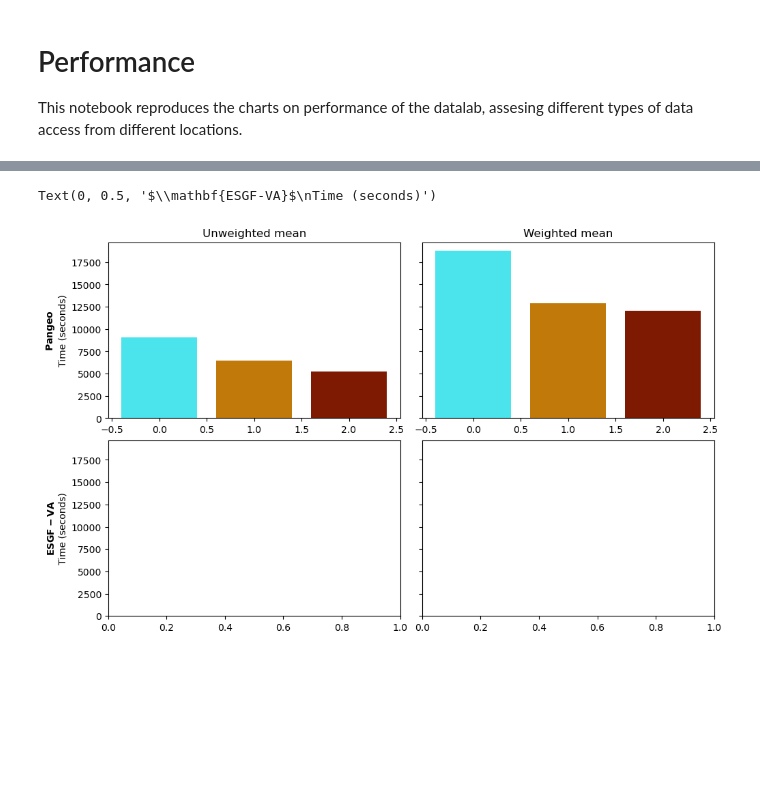
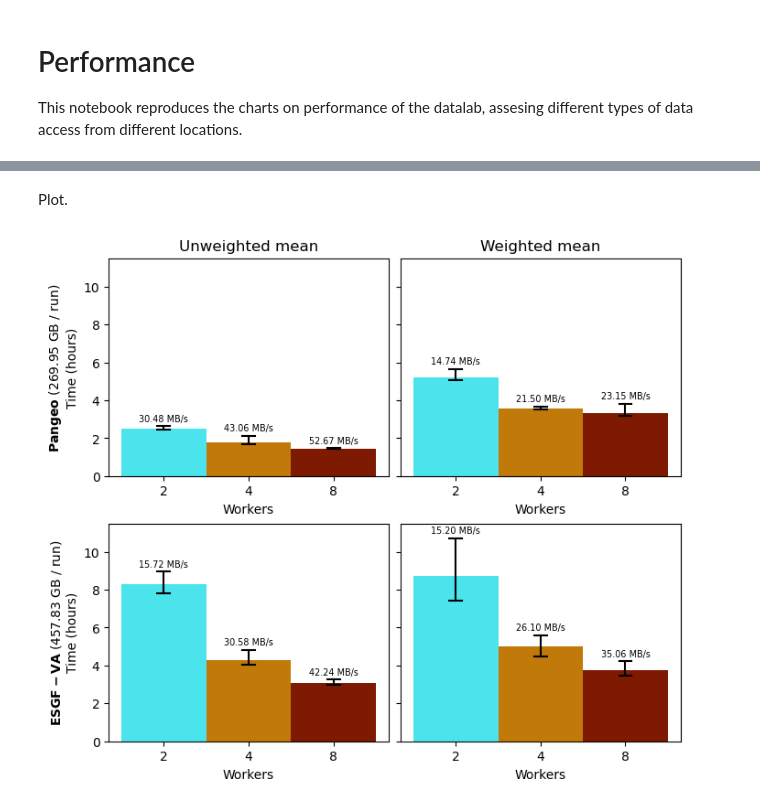
Before and after one commit to SantanderMetGroup/IPCC-Atlas-Datalab, a Jupyter notebook: notebooks/python/esgf-virtual-aggregation/results.ipynb, the cells around one changed output, grey strips where cells are left out. Saved outputs shown, nothing was run; the diff lists cells and outputs as text; code cells hidden in the pictures; blank space fills up the shorter version.

Commit message:
plot results

```diff
--- a/notebooks/python/esgf-virtual-aggregation/results.ipynb
+++ b/notebooks/python/esgf-virtual-aggregation/results.ipynb
@@ -8,10 +8,14 @@ import matplotlib.pyplot as plt
 # %%
 up = pd.read_csv("unweighted-pangeo.csv")
 wp = pd.read_csv("weighted-pangeo.csv")
-df  = pd.concat([up, wp])
+ue = pd.read_csv("unweighted-esgfva.csv")
+we = pd.read_csv("weighted-esgfva.csv")
+df = pd.concat([up, wp, ue, we]).reset_index(drop=True)
 
 df["throughput"] = df["bytes_recv"] / df["time"] / 2**20 # MB/s
+df["hours"] = df["time"] / 3600
 
+df["from"] = df["name"].str.split("-").str[-1]
 df
 # %% [output]
 |  | name | run | time | bytes_recv | bytes_sent | packets_recv | packets_sent | errin | errout | ... |
@@ -34,4 +42,4 @@ df
 # %%
-a = df[["name", "time", "throughput", "workers"]].groupby(["name", "workers"]).agg(["mean", "min", "max"])
+a = df[["name", "time", "hours", "bytes_recv", "throughput", "workers"]].groupby(["name", "workers"]).agg(["mean", "min", "max"])
 a
 # %% [output]
@@ -47,23 +61,58 @@ a
+# %% [markdown]
+Plot.
 # %%
-fig, axes = plt.subplots(2, 2, layout='constrained', figsize=(10, 6), sharey=True)
+fig, axes = plt.subplots(2, 2, layout='constrained', figsize=(7, 6), sharey=True)
 workers = [2, 4, 8]
 workers_colors = ["#4BE4ED", "#C17909", "#7D1A01"]
-workers_color_dict = dict(zip(workers, workers_colors))
 
-axes[0,0].bar(
-    [0,1,2],
-    a.loc["unweighted-pangeo"][("time", "mean")],
-    color=workers_colors)
+size_pangeo = round(df[df["from"] == "pangeo"]["bytes_recv"].mean() / 2**30, 2)
+size_esgfva = round(df[df["from"] == "esgfva"]["bytes_recv"].mean()  / 2**30, 2)
+
+plots = {
+    "unweighted-pangeo": (0,0),
+    "weighted-pangeo": (0,1),
+    "unweighted-esgfva": (1,0),
+    "weighted-esgfva": (1,1),
+}
+
+bar_width = .075
+
+for x in df["name"].unique():
+    p = plots[x]
+    axes[p].bar(
+        [0,1,2],
+        a.loc[x][("hours", "mean")],
+        color=workers_colors,
+        width=1)
+
+for i in range(2):
+    for j in range(2):
+        axes[i,j].set_xticks(range(3), labels=[2,4,8])
+        axes[i,j].set_xlabel("Workers")
+        axes[i,j].set_ylim(0,11.5)
+
+for x in df["name"].unique():
+    p = plots[x]
+    b = a.loc[(x,)]
+    for i,idx in enumerate(b.index):
+        axes[p].plot([i,i], [b.loc[idx, ("hours", "min")], b.loc[idx, ("hours", "max")]], c="black")
+        axes[p].text(i, b.loc[idx, ("hours", "max")] + .25,
+             f"{b.loc[idx, ('throughput', 'mean')]:.2f} MB/s",
+             ha="center", size="x-small")
+
+        # Add horizontal bars at the top and bottom
+        axes[p].plot([i - bar_width, i + bar_width],
+                     [b.loc[idx, ("hours", "min")], b.loc[idx, ("hours", "min")]],
+                     c="black")  # Bottom bar
+        axes[p].plot([i - bar_width, i + bar_width],
+                     [b.loc[idx, ("hours", "max")], b.loc[idx, ("hours", "max")]],
+                     c="black")  # Top bar
+
 axes[0,0].set_title("Unweighted mean")
+axes[0,1].set_title("Weighted mean")
+axes[0,0].set_ylabel("$\mathbf{Pangeo}$ (" + str(size_pangeo) + " GB / run)\nTime (hours)")
+axes[1,0].set_ylabel("$\mathbf{ESGF-VA}$ (" + str(size_esgfva) + " GB / run)\nTime (hours)")
 
-axes[0,1].bar(
-    [0,1,2],
-    a.loc["weighted-pangeo"][("time", "mean")],
-    color=workers_colors)
-axes[0,1].set_title("Weighted mean")
-
-axes[0,0].set_ylabel("$\mathbf{Pangeo}$\nTime (seconds)")
-axes[1,0].set_ylabel("$\mathbf{ESGF-VA}$\nTime (seconds)")
+plt.savefig("perf.pdf")
 # %% [output]
-Text(0, 0.5, '$\\mathbf{ESGF-VA}$\nTime (seconds)')
-[figure, old version]
+[figure, new version]
```
Also changed, not shown: parts of 9 cells of this notebook, 1 other file.
